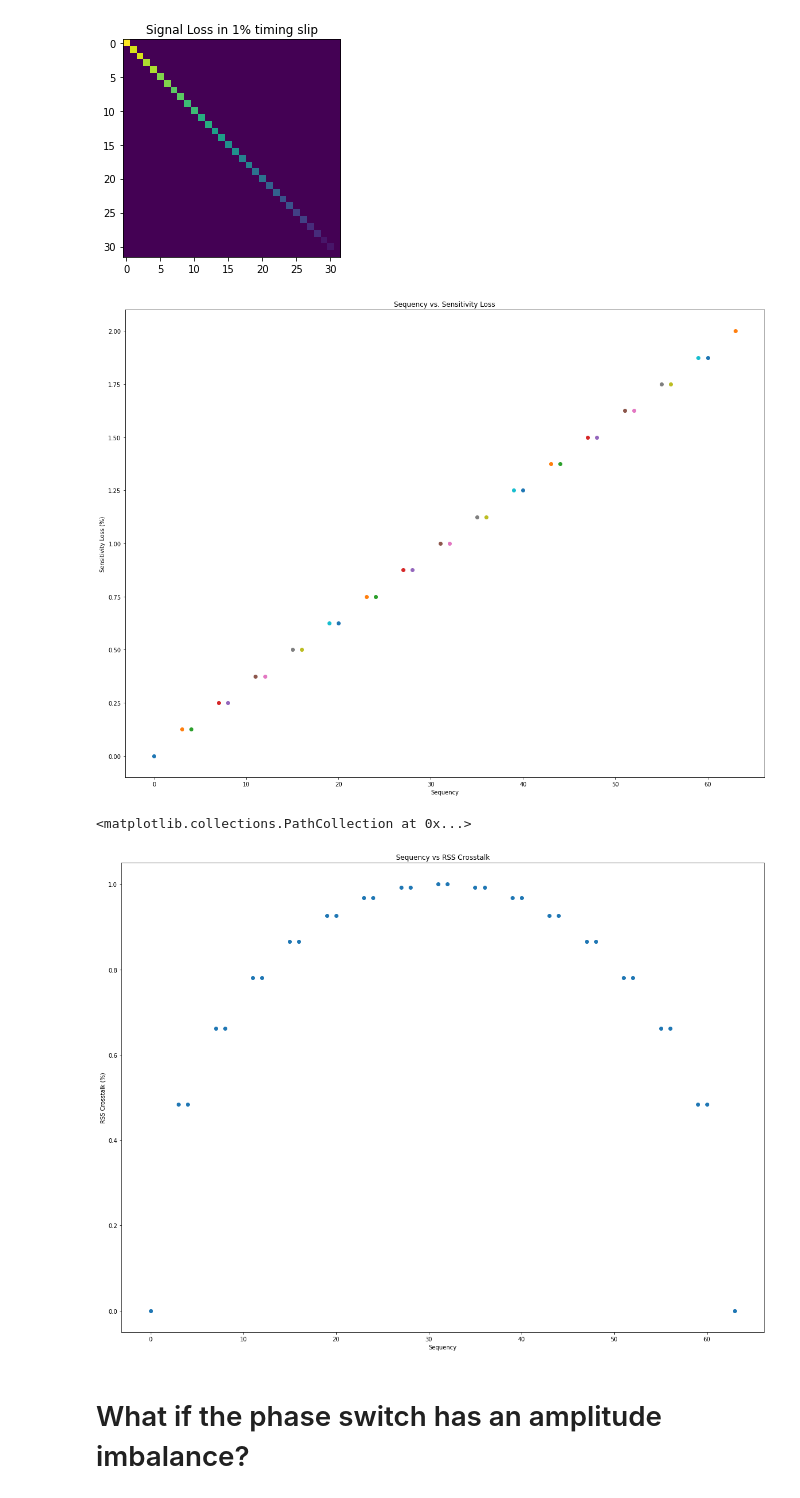
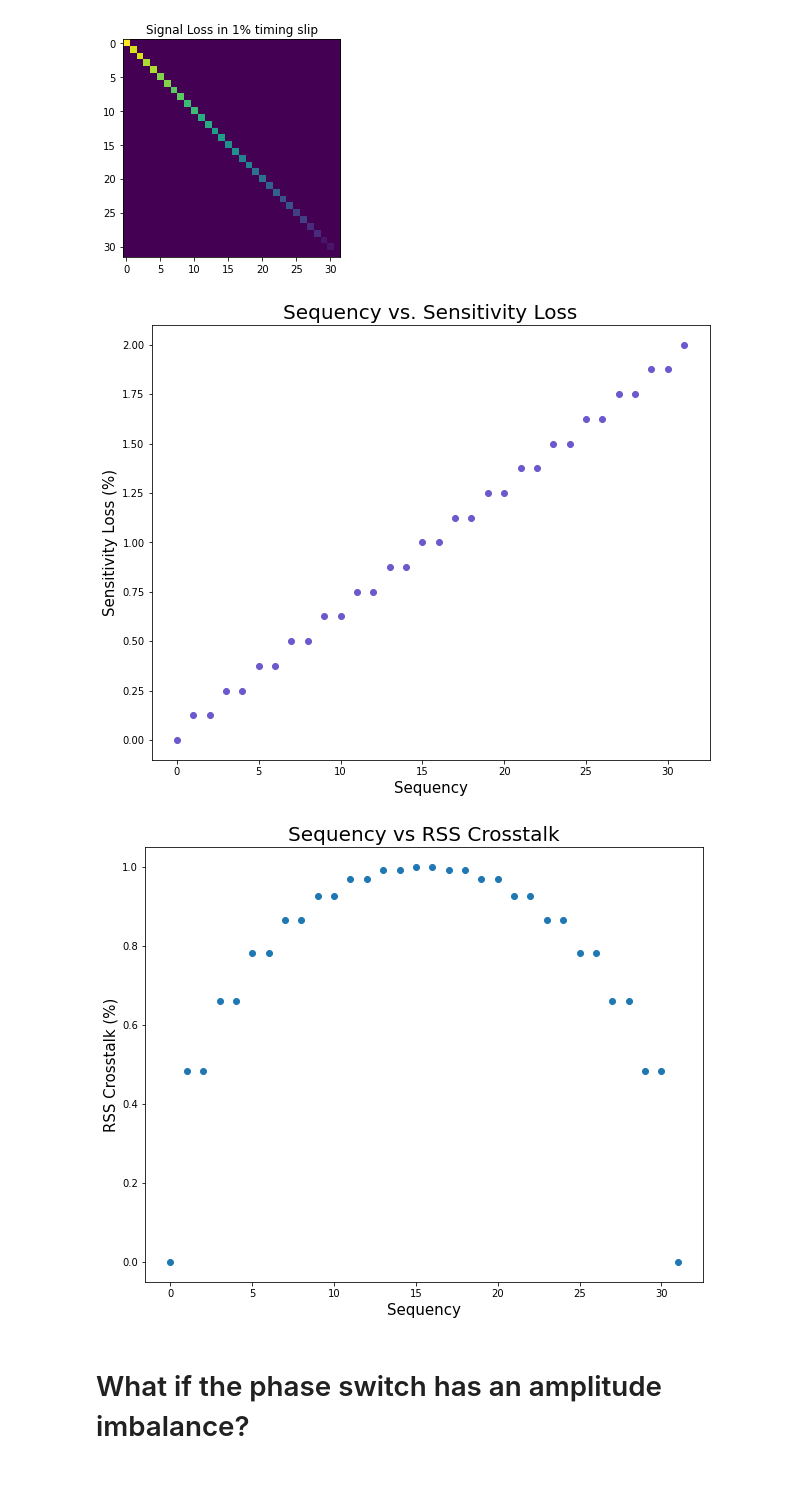
Before and after one commit to lmberkhout/walsh_sims, a Jupyter notebook: psdemo.ipynb, the cells around one changed output. Saved outputs shown, nothing was run; the diff lists cells and outputs as text; code cells hidden in the pictures.

```diff
--- a/psdemo.ipynb
+++ b/psdemo.ipynb
@@ -343,22 +369,2 @@ plt.show()
 # %% [markdown]
 reorder by number of zero crossings
-# %%
-sequency = {}
-for i in range(32):
-    wal_ind = ((doubled[i][:-1] * doubled[i][1:]) < 0).sum()
-    sequency[wal_ind] = doubled[i]
-
-sorted_walsh = [sequency[key] for key in sorted(sequency)]
-sorted_inds = []
-for i in range(32):
-    wal_ind = ((sorted_walsh[i][:-1] * sorted_walsh[i][1:]) < 0).sum()
-    sorted_inds.append(wal_ind)
-# %%
-fig,ax = plt.subplots(32,1)
-fig.set_size_inches(18.5, 38.5)
-for i in range(32):
-    ax[i].plot(sorted_walsh[i], label=i)
-    ax[i].set_title('wal('+str(sorted_inds[i])+')')
-plt.legend()
-plt.tight_layout()
-plt.show()
@@ -370,9 +374,9 @@ shift by 1% of the shortest element (1), cross correlate, integrate over T
 np.set_printoptions(threshold=np.inf)
 crosstalk = np.zeros((32,32))
 for i in range(32):
-    shifted = sorted_walsh[i][1:3201]
+    shifted = doubled[i][1:3201]
     for j in range(32):
-        stable = sorted_walsh[j][0:3200]
+        stable = doubled[j][0:3200]
         crossprod = shifted*stable
         resid = np.sum(crossprod)
         crosstalk[i,j] = resid/3200
@@ -392,16 +398,17 @@ fig.set_size_inches(18.5, 18.5)
 # %% [output]
 [figure]
 # %%
-plt.figure(figsize=(20,15))
+plt.figure(figsize=(10,8))
 for i in range(32):
     for j in range(32):
         if i==j:
-            plt.title('Sequency vs. Sensitivity Loss')
-            plt.scatter(sorted_inds[i],((1-crosstalk[i][j])*100))
-            plt.xlabel('Sequency')
-            plt.ylabel('Sensitivity Loss (%)')
+            plt.title('Sequency vs. Sensitivity Loss',fontsize=20)
+            plt.scatter(sorted_inds[i],((1-crosstalk[i][j])*100), c='slateblue')
+            plt.xlabel('Sequency',fontsize=15)
+            plt.ylabel('Sensitivity Loss (%)', fontsize=15)
+plt.savefig('Sensitivity_loss.pdf',format='pdf')
 # %% [output]
-[figure, old version]
+[figure, new version]
 # %%
 #RSS Crosstalk
 rss = []
@@ -414,14 +421,14 @@ for i in range(32):
             summed += (crosstalk[i][j])**2
     rss.append(np.sqrt(summed)*100)
 # %%
-plt.figure(figsize=(20,15))
-plt.title('Sequency vs RSS Crosstalk')
-plt.xlabel('Sequency')
-plt.ylabel('RSS Crosstalk (%)')
+plt.figure(figsize=(10,8))
+plt.title('Sequency vs RSS Crosstalk', fontsize=20)
+plt.xlabel('Sequency', fontsize=15)
+plt.ylabel('RSS Crosstalk (%)', fontsize=15)
 plt.scatter(sorted_inds,rss)
+plt.savefig('rsscrosstalk.pdf',format='pdf')
 # %% [output]
-<matplotlib.collections.PathCollection at 0x...>
-[figure, old version]
+[figure, new version]
 # %% [markdown]
 # What if the phase switch has an amplitude imbalance?
 # %% [markdown]
```
Also changed, not shown: parts of 24 cells of this notebook, 5 other files.
